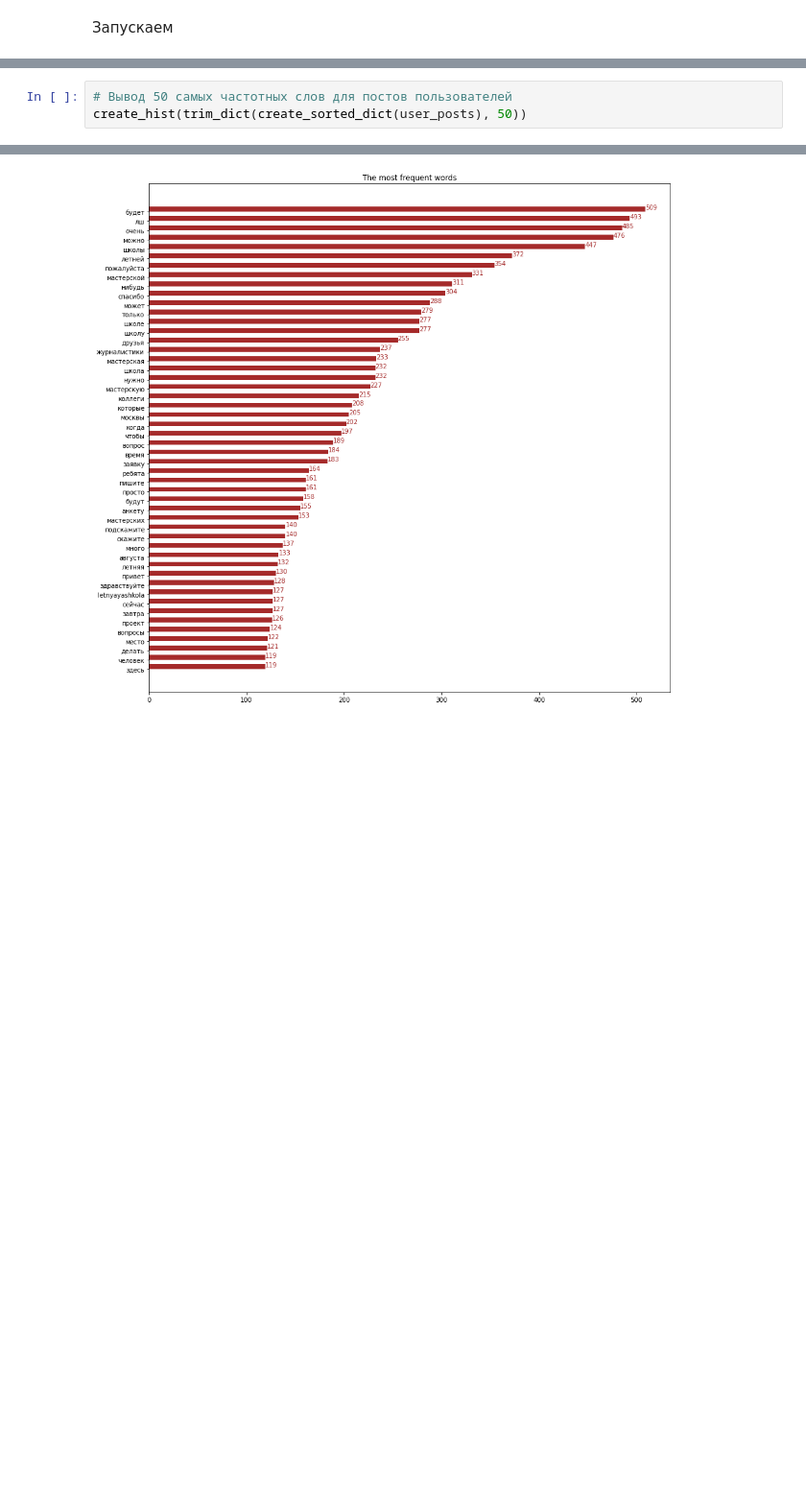
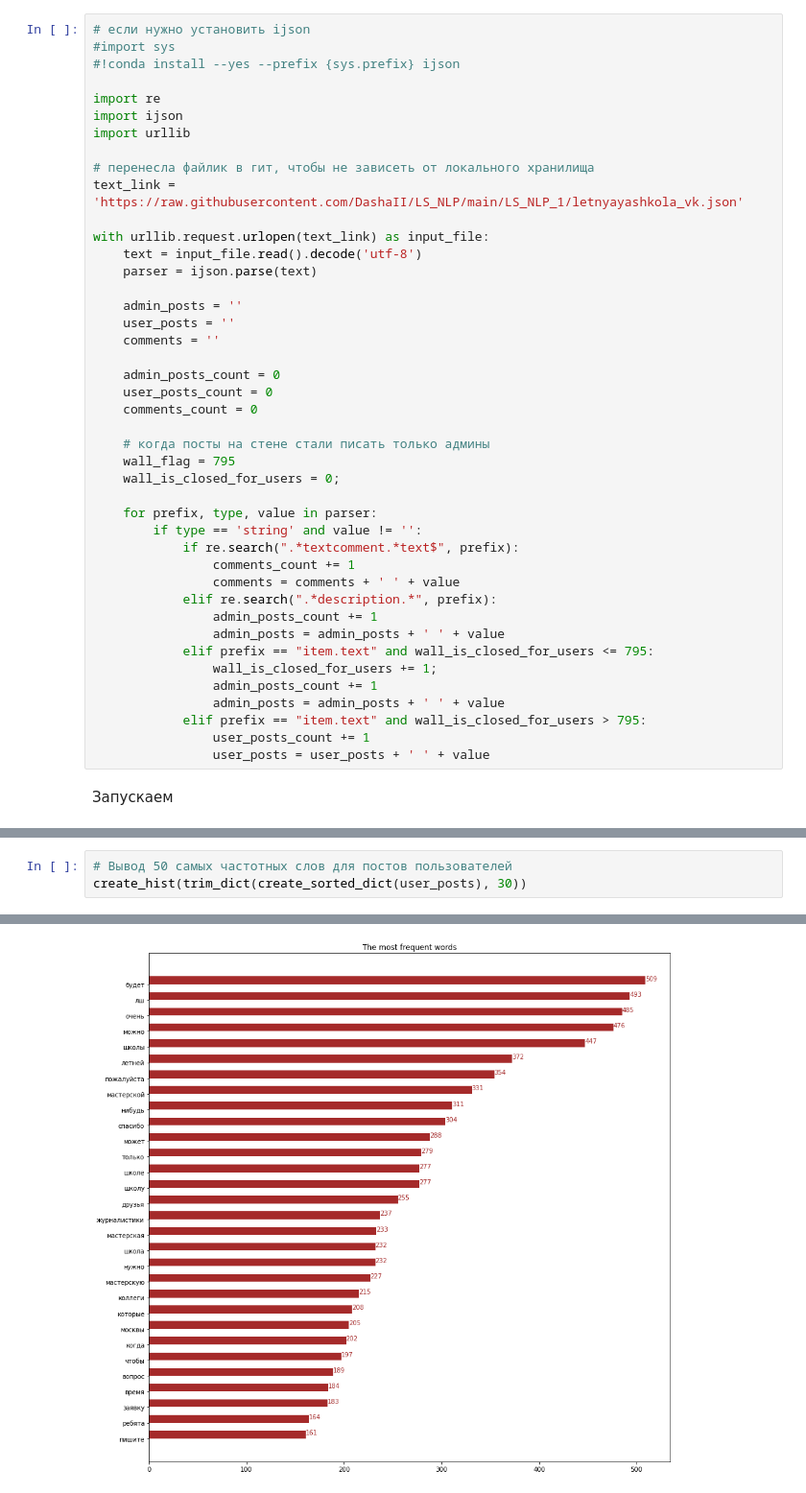
Before and after one commit to DashaII/LS_NLP, a Jupyter notebook: LS_NLP_1/LS_NLP_1_VKdata.ipynb, the cells around one changed output, grey strips where cells are left out. Shown at 96% size. Drawn from its saved outputs; the diff is of its cells as text; blank space fills up the shorter version.

```diff
--- a/LS_NLP_1/LS_NLP_1_VKdata.ipynb
+++ b/LS_NLP_1/LS_NLP_1_VKdata.ipynb
@@ -160,3 +153,46 @@ def create_hist(dict):
+# %%
+# если нужно установить ijson
+#import sys
+#!conda install --yes --prefix {sys.prefix} ijson
+
+import re
+import ijson
+import urllib
+
+# перенесла файлик в гит, чтобы не зависеть от локального хранилища
+text_link = 'https://raw.githubusercontent.com/DashaII/LS_NLP/main/LS_NLP_1/letnyayashkola_vk.json'
+
+with urllib.request.urlopen(text_link) as input_file:
+    text = input_file.read().decode('utf-8')
+    parser = ijson.parse(text)
+
+    admin_posts = ''
+    user_posts = ''
+    comments = ''
+
+    admin_posts_count = 0
+    user_posts_count = 0
+    comments_count = 0
+
+    # когда посты на стене стали писать только админы
+    wall_flag = 795
+    wall_is_closed_for_users = 0;
+
+    for prefix, type, value in parser:
+        if type == 'string' and value != '':
+            if re.search(".*textcomment.*text$", prefix):
+                comments_count += 1
+                comments = comments + ' ' + value
+            elif re.search(".*description.*", prefix):
+                admin_posts_count += 1
+                admin_posts = admin_posts + ' ' + value
+            elif prefix == "item.text" and wall_is_closed_for_users <= 795:
+                wall_is_closed_for_users += 1;
+                admin_posts_count += 1
+                admin_posts = admin_posts + ' ' + value
+            elif prefix == "item.text" and wall_is_closed_for_users > 795:
+                user_posts_count += 1
+                user_posts = user_posts + ' ' + value
 # %% [markdown]
 Запускаем
 # %%
@@ -180,7 +224,7 @@ Number of 50 most frequent words : 7076
 <Figure size 2880x2880 with 0 Axes>
 # %%
 # Вывод 50 самых частотных слов для постов пользователей
-create_hist(trim_dict(create_sorted_dict(user_posts), 50))
+create_hist(trim_dict(create_sorted_dict(user_posts), 30))
 # %% [output]
 Number of unique words : 21928
 Number of all words : 81080
@@ -189,4 +233,4 @@ Number of 50 most frequent words : 11206
-[figure, old version]
+[figure, new version]
 <Figure size 2880x2880 with 0 Axes>
 # %%
 # Вывод 50 самых частотных слов для комментариев
```
Also changed, not shown: parts of 12 cells of this notebook.
